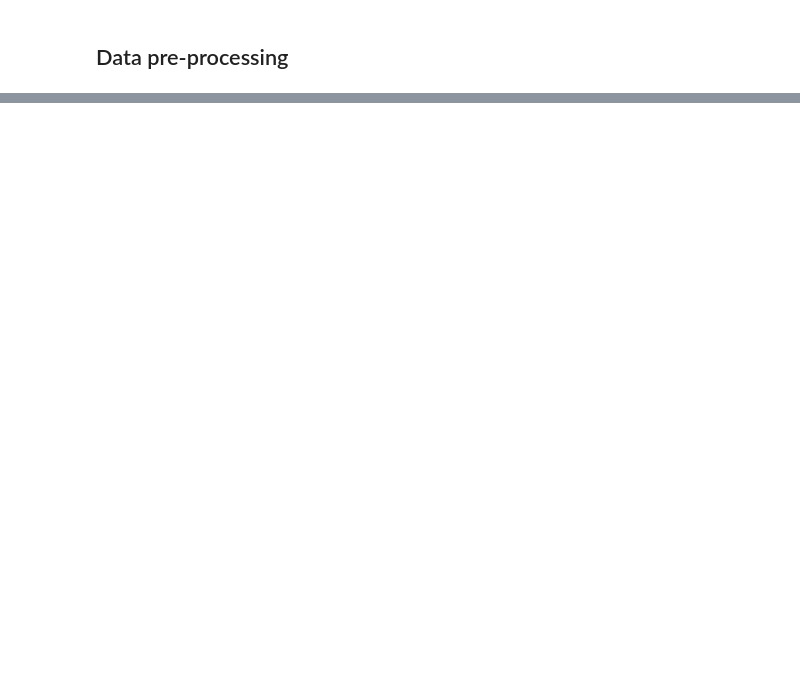
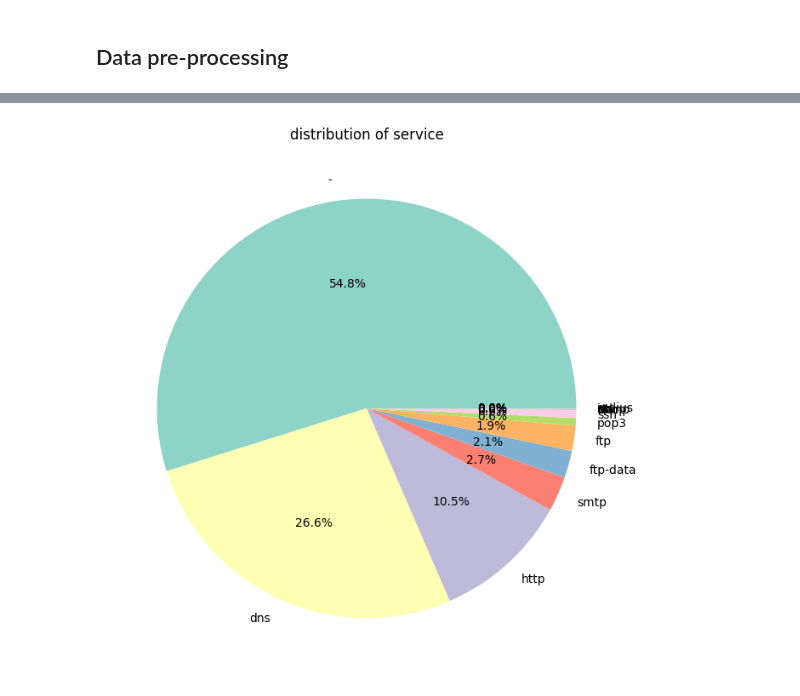
Before and after one commit to OluEgwudike/COMPARATIVE-ANALYSIS-OF-SUPERVISED-AND-ENSEMBLE-MODEL-FOR-DETECTING-MALICIOUS-ACTIVITIES, a Jupyter notebook: malicious_detection.ipynb, the cells around one changed output, grey strips where cells are left out. Cells and saved outputs as stored; diff of their text form; code cells hidden in the pictures; blank space fills up the shorter version.

```diff
--- a/malicious_detection.ipynb
+++ b/malicious_detection.ipynb
@@ -302,0 +188,8 @@ dtype: int64
+# %%
+## plotting a pie chart
+plt.figure(figsize=(8,8))
+plt.pie(service_count.values,labels=service_count.index,autopct='%1.1f%%',colors=sns.color_palette('Set3',len(service_count)))
+plt.title('distribution of service')
+plt.show()
+# %% [output]
+[figure, added]
```
Also changed, not shown: parts of 78 cells of this notebook.
